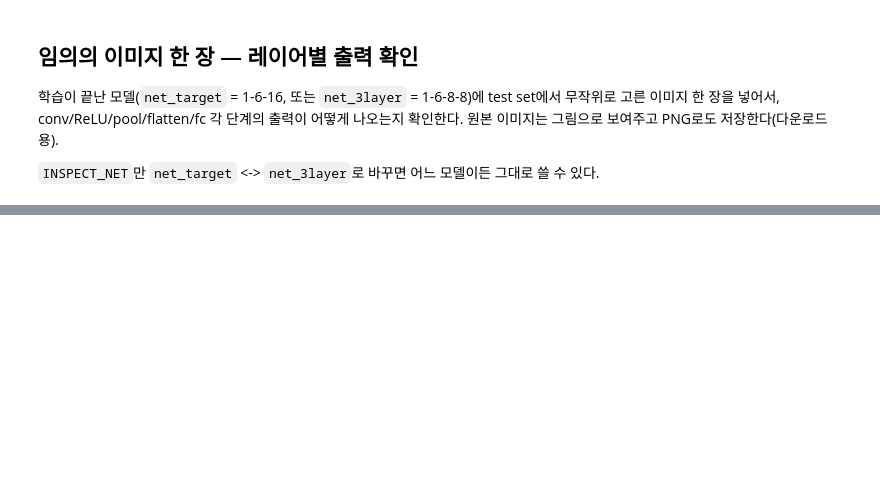
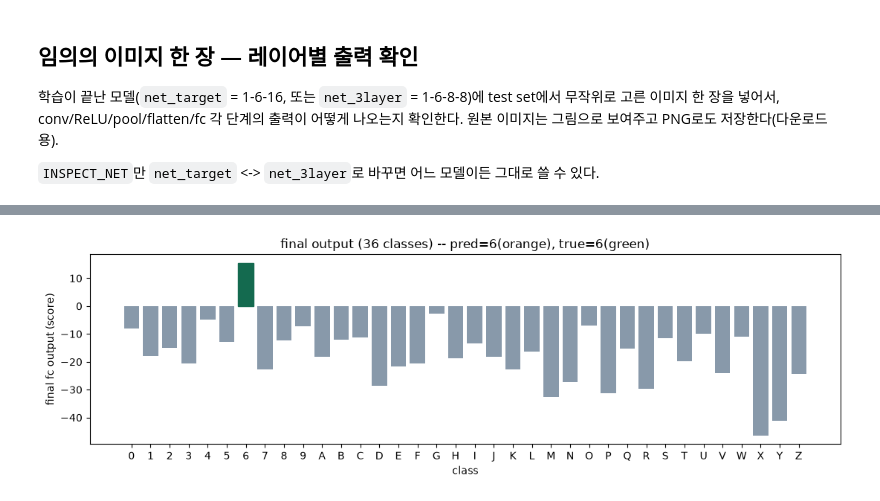
Before and after one commit to mumallaeng/LightLetter, a Jupyter notebook: tb/cnn_golden/cnn_golden.ipynb, the cells around one changed output, grey strips where cells are left out. Cells and saved outputs as stored; diff of their text form; code cells hidden in the pictures; blank space fills up the shorter version.

```diff
--- a/tb/cnn_golden/cnn_golden.ipynb
+++ b/tb/cnn_golden/cnn_golden.ipynb
@@ -452,11 +507,13 @@ for name, t in stages:
 # %%
 plt.figure(figsize=(11, 3.5))
 bars = plt.bar(CLASS_NAMES, final_scores, color="#8899aa")
 bars[sample_label].set_color("#146a4f")   # 정답
 bars[pred].set_color("#a8620a" if pred != sample_label else bars[pred].get_facecolor())
 plt.xlabel("class")
-plt.ylabel("최종 fc 출력(점수)")
-plt.title(f"최종 출력 36개 -- 예측={CLASS_NAMES[pred]}(주황), 정답={CLASS_NAMES[sample_label]}(초록)")
+plt.ylabel("final fc output (score)")
+plt.title(f"final output (36 classes) -- pred={CLASS_NAMES[pred]}(orange), true={CLASS_NAMES[sample_label]}(green)")
 plt.tight_layout()
 plt.savefig("results/sample_inference_scores.png", dpi=150)
 plt.show()
+# %% [output]
+[figure, added]
```
Also changed, not shown: parts of 24 cells of this notebook, 10 other files.
